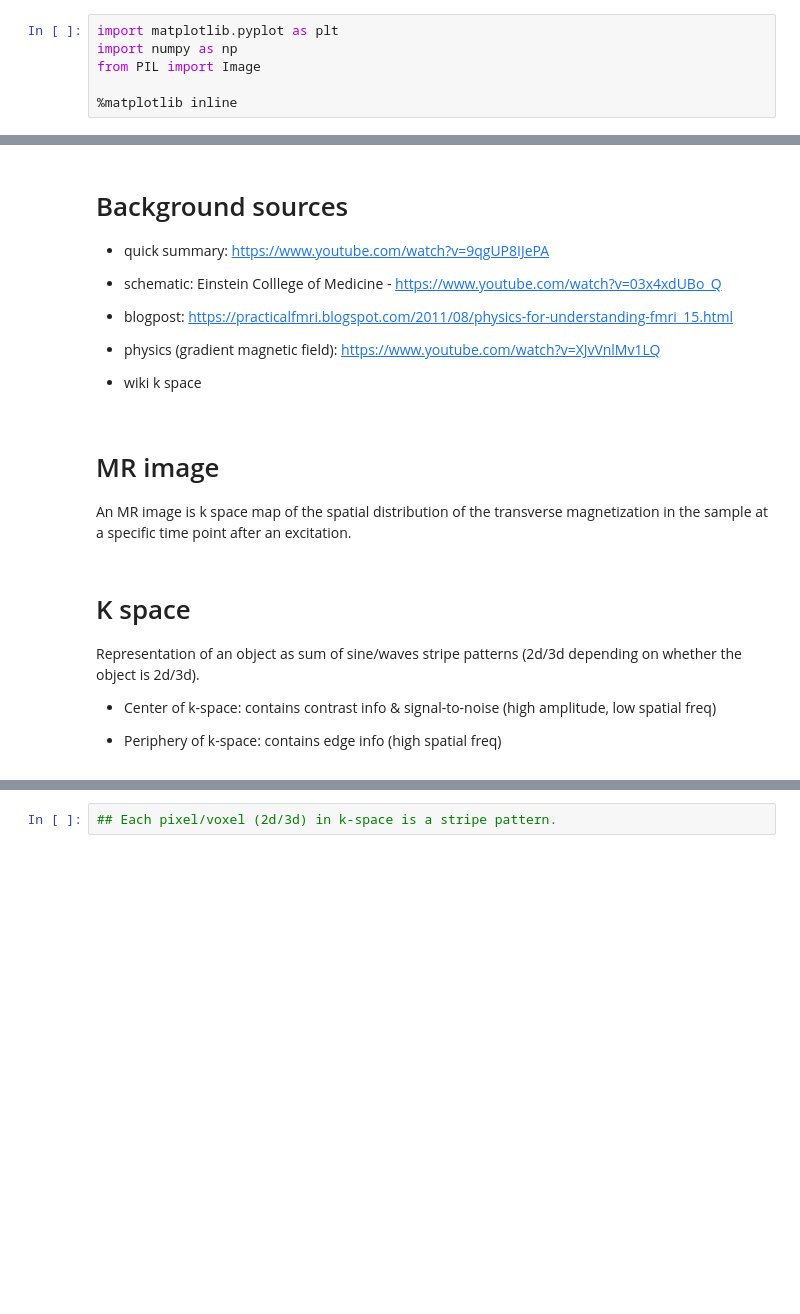
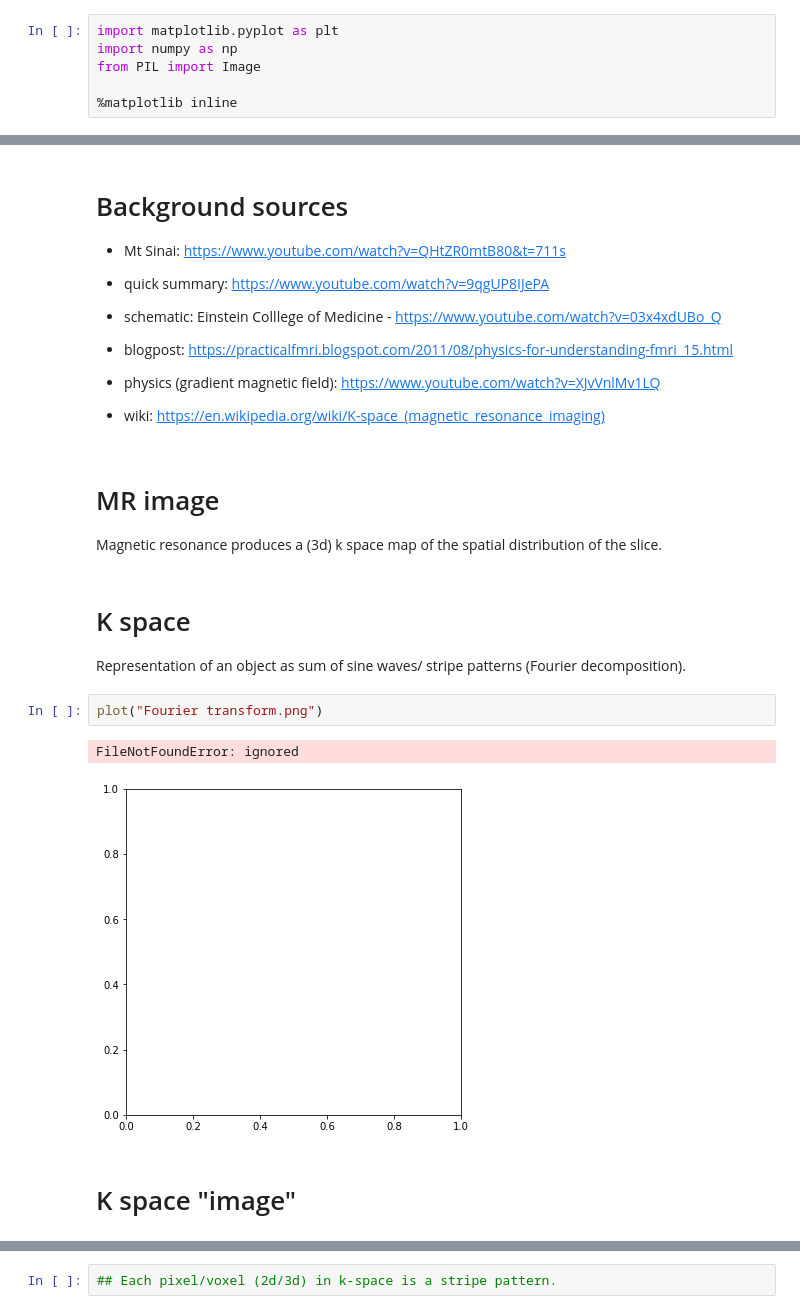
Before and after one commit to RGologorsky/fastmri, a Jupyter notebook: notes/01_notes_FastMRI.ipynb, the cells around one changed output, grey strips where cells are left out. Saved outputs shown, nothing was run; the diff lists cells and outputs as text; blank space fills up the shorter version.

Commit message:
added fourier

```diff
--- a/notes/01_notes_FastMRI.ipynb
+++ b/notes/01_notes_FastMRI.ipynb
@@ -20,6 +47,8 @@ def plot(*args, nrows=1, ncols=1, figsize = (6,6), **kwargs):
 # %% [markdown]
 # Background sources
 
+
+- Mt Sinai: https://www.youtube.com/watch?v=QHtZR0mtB80&t=711s
 
 - quick summary:  https://www.youtube.com/watch?v=9qgUP8IJePA
 
@@ -29,16 +58,19 @@ def plot(*args, nrows=1, ncols=1, figsize = (6,6), **kwargs):
 
 - physics (gradient magnetic field): https://www.youtube.com/watch?v=XJvVnlMv1LQ
 
-- wiki k space
+- wiki: https://en.wikipedia.org/wiki/K-space_(magnetic_resonance_imaging)
 # %% [markdown]
 # MR image
 
-An MR image is k space map of the spatial distribution of the transverse magnetization in the sample at a specific time point after an excitation.
+Magnetic resonance produces a (3d) k space map of the spatial distribution of the slice.
-# %% [markdown]
-# K space
-
-Representation of an object as sum of sine/waves stripe patterns (2d/3d depending on whether the object is 2d/3d).
-
-- Center of k-space: contains contrast info & signal-to-noise (high amplitude, low spatial freq)
-
-- Periphery of k-space: contains edge info (high spatial freq)
+# %% [markdown]
+# K space
+
+Representation of an object as sum of sine waves/ stripe patterns (Fourier decomposition).
+# %%
+plot("Fourier transform.png")
+# %% [output]
+FileNotFoundError: ignored
+[figure, added]
+# %% [markdown]
+# K space "image"
```
Also changed, not shown: parts of 8 cells of this notebook.
